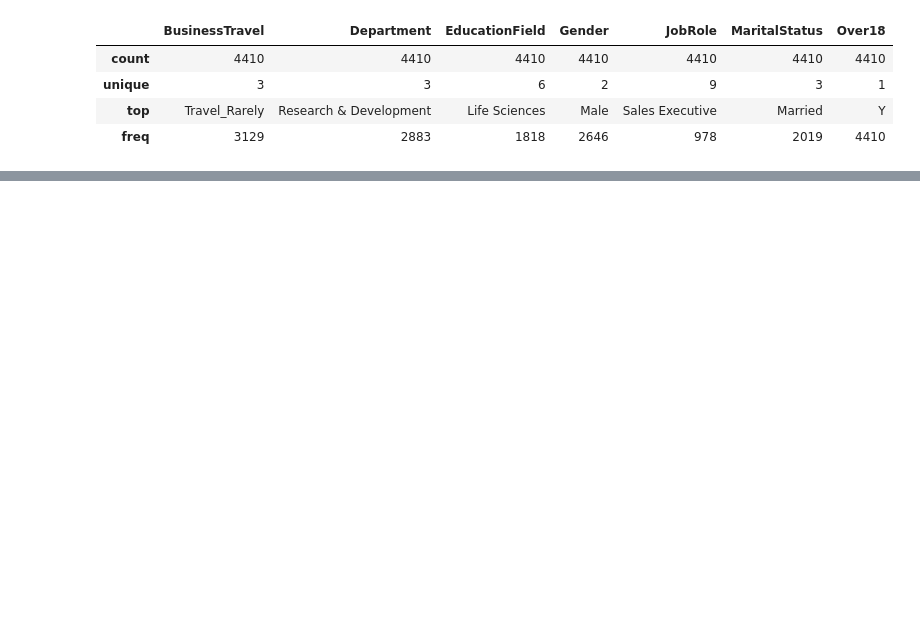
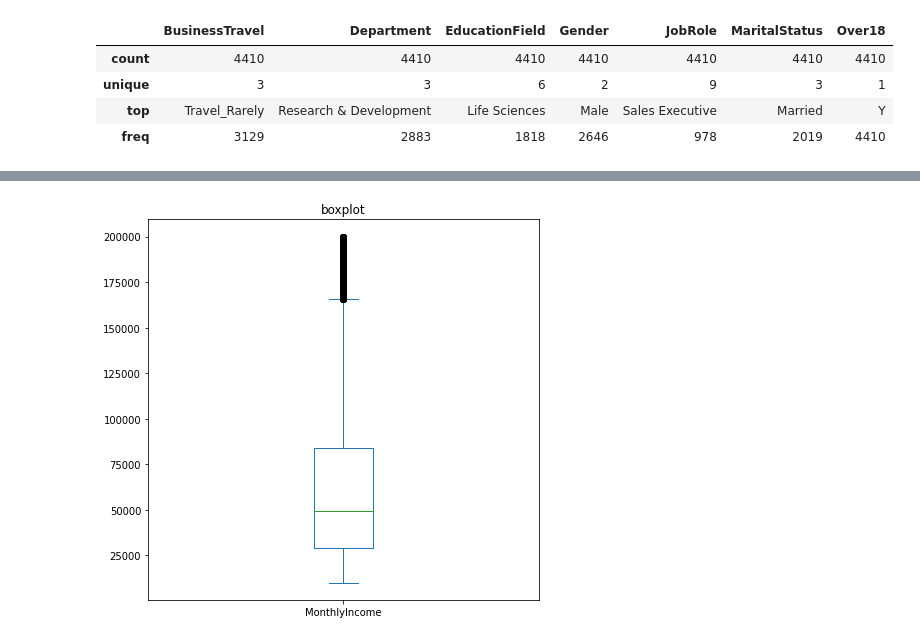
Before and after one commit to IBM-EPBL/IBM-Project-32269-1660208979, a Jupyter notebook: Project Development Phase/Sprint 2/Sprint2.ipynb, the cells around one changed output, grey strips where cells are left out. Saved outputs shown, nothing was run; the diff lists cells and outputs as text; code cells hidden in the pictures; blank space fills up the shorter version.

```diff
--- a/Project Development Phase/Sprint 2/Sprint2.ipynb
+++ b/Project Development Phase/Sprint 2/Sprint2.ipynb
@@ -187,0 +270,5 @@ df.describe(include=['object'])
+# %%
+plt.rcParams["figure.figsize"] = [7, 7]
+ay = df['MonthlyIncome'].plot(kind='box', title='boxplot')
+# %% [output]
+[figure, added]
```
Also changed, not shown: parts of 27 cells of this notebook.
